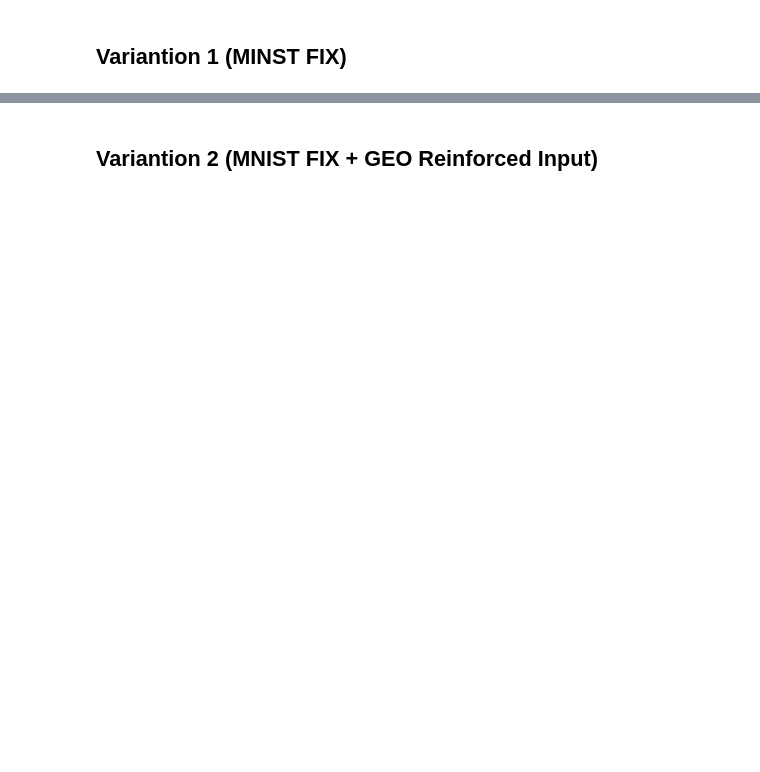
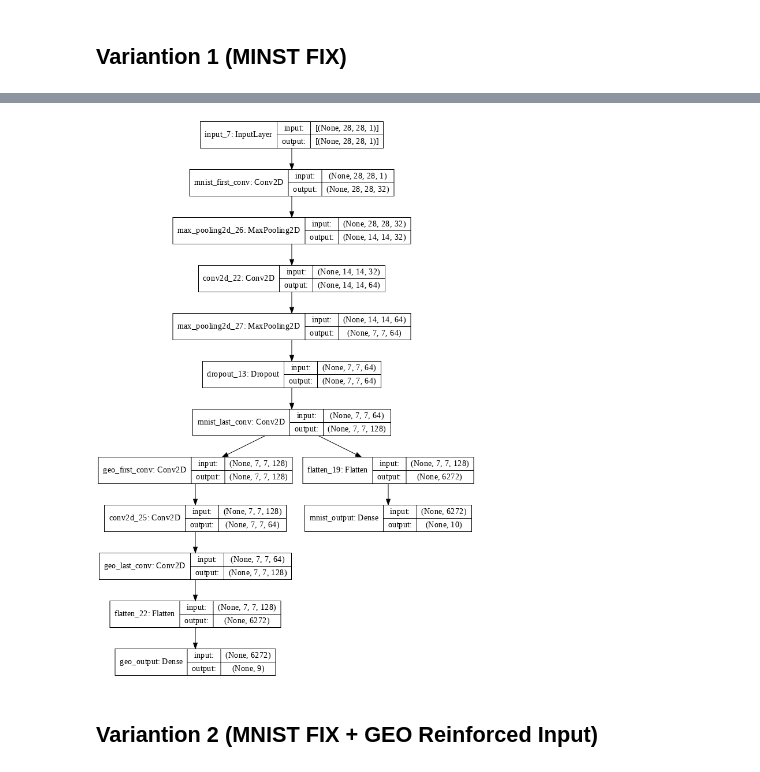
Before and after one commit to fsilvestrim/thesis, a Jupyter notebook: Geo_Cam.ipynb, the cells around one changed output, grey strips where cells are left out. Drawn from its saved outputs; the diff is of its cells as text; code cells hidden in the pictures; blank space fills up the shorter version.

```diff
--- a/Geo_Cam.ipynb
+++ b/Geo_Cam.ipynb
@@ -722,54 +722,56 @@ show_prediction(image, label, prediction)
 # %% [markdown]
 ## Variantion 1 (MINST FIX)
 # %%
+
+mnist_model_copy = copy_model(model_mnist, True)
+mnist_model_layers = get_cam_layers(mnist_model_copy)
+
+geo_model_copy = copy_model(model_geo, False)
+geo_model_layers = get_cam_layers(geo_model_copy)
+
+mnist1_last, mnist2_last, geo1_last, geo2_last, last = None, None, None, None, None
+input = mnist_model_copy.input#layers.Input(shape=(28, 28, 1), name='mi_input')
+
+mnist1_last = input
+# MNIST - 1
+for layer in mnist_model_layers[0]:
+  layer.trainable = False
+  mnist1_last = layer(mnist1_last)
+
+# GEO - 1
+last = layers.Conv2D(filters=128, kernel_size=(3, 3), padding="same", activation="relu", name="geo_first_conv")(mnist1_last)
+last = layers.Conv2D(filters=64, kernel_size=(3, 3), padding="same", activation="relu")(last)
+geo1_last = layers.Conv2D(filters=128, kernel_size=(3, 3), padding="same", activation="relu", name="geo_last_conv")(last)
+
+# GEO - 2
+last = layers.Flatten()(geo1_last)
+geo2_last = layers.Dense(dataset_num_classes, activation="softmax", name="geo_output")(last)
+
+# CONNECTION
+connection = mnist1_last
+
+# MNIST - 2
+for layer in mnist_model_layers[1]:
+  layer.trainable = False
+  mnist2_last = layer(connection) if mnist2_last is None else layer(mnist2_last)
+
+# MODEL
+model_mnist_fix = Model(inputs=input, outputs=geo2_last)
+model_mnist_fix_complete = Model(inputs=input, outputs=[geo2_last, mnist2_last])
+
+# display
+print(model_mnist_fix_complete.summary())
+display(keras.utils.plot_model(model_mnist_fix_complete, show_shapes=True, dpi=72))
+
+# train
+opt = keras.optimizers.Adam(learning_rate=0.004)
+model_mnist_fix.compile(loss="categorical_crossentropy", optimizer=opt, metrics=["accuracy"])
+
 if not skip_variations:
-  mnist_model_copy = copy_model(model_mnist, True)
-  mnist_model_layers = get_cam_layers(mnist_model_copy)
-
-  geo_model_copy = copy_model(model_geo, False)
-  geo_model_layers = get_cam_layers(geo_model_copy)
-
-  mnist1_last, mnist2_last, geo1_last, geo2_last, last = None, None, None, None, None
-  input = mnist_model_copy.input#layers.Input(shape=(28, 28, 1), name='mi_input')
-
-  mnist1_last = input
-  # MNIST - 1
-  for layer in mnist_model_layers[0]:
-    layer.trainable = False
-    mnist1_last = layer(mnist1_last)
-
-  # GEO - 1
-  last = layers.Conv2D(filters=128, kernel_size=(3, 3), padding="same", activation="relu", name="geo_first_conv")(mnist1_last)
-  last = layers.Conv2D(filters=64, kernel_size=(3, 3), padding="same", activation="relu")(last)
-  geo1_last = layers.Conv2D(filters=128, kernel_size=(3, 3), padding="same", activation="relu", name="geo_last_conv")(last)
-
-  # GEO - 2
-  last = layers.Flatten()(geo1_last)
-  geo2_last = layers.Dense(dataset_num_classes, activation="softmax", name="geo_output")(last)
-
-  # CONNECTION
-  connection = mnist1_last
-
-  # MNIST - 2
-  for layer in mnist_model_layers[1]:
-    layer.trainable = False
-    mnist2_last = layer(connection) if mnist2_last is None else layer(mnist2_last)
-
-  # MODEL
-  model_gcm_1 = Model(inputs=input, outputs=geo2_last)
-  model_gcm_1_complete = Model(inputs=input, outputs=[geo2_last, mnist2_last])
-
-  # display
-  print(model_gcm_1_complete.summary())
-  display(keras.utils.plot_model(model_gcm_1_complete, show_shapes=True, dpi=72))
-
-  # train
-  opt = keras.optimizers.Adam(learning_rate=0.004)
-  model_gcm_1.compile(loss="categorical_crossentropy", optimizer=opt, metrics=["accuracy"])
-
   start_time = time.perf_counter()
-  history_geocam2 = model_gcm_1.fit(geo_train[0], geo_train[1], batch_size=128, epochs=15, validation_split=0.30)
+  history_geocam2 = model_mnist_fix.fit(geo_train[0], geo_train[1], batch_size=128, epochs=15, validation_split=0.30)
   print("Training took: %.2f seconds" % (time.perf_counter() - start_time))
 
-  score_geocam2 = model_gcm_1.evaluate(geo_test[0], geo_test[1], verbose=0)
+  score_geocam2 = model_mnist_fix.evaluate(geo_test[0], geo_test[1], verbose=0)
   plot_model_score(score_geocam2, history_geocam2.history)
+# %% [output]
@@ -776,2 +795,3 @@ if not skip_variations:
+[figure, added]
 # %%
 if not skip_variations:
```
Also changed, not shown: parts of 17 cells of this notebook.
